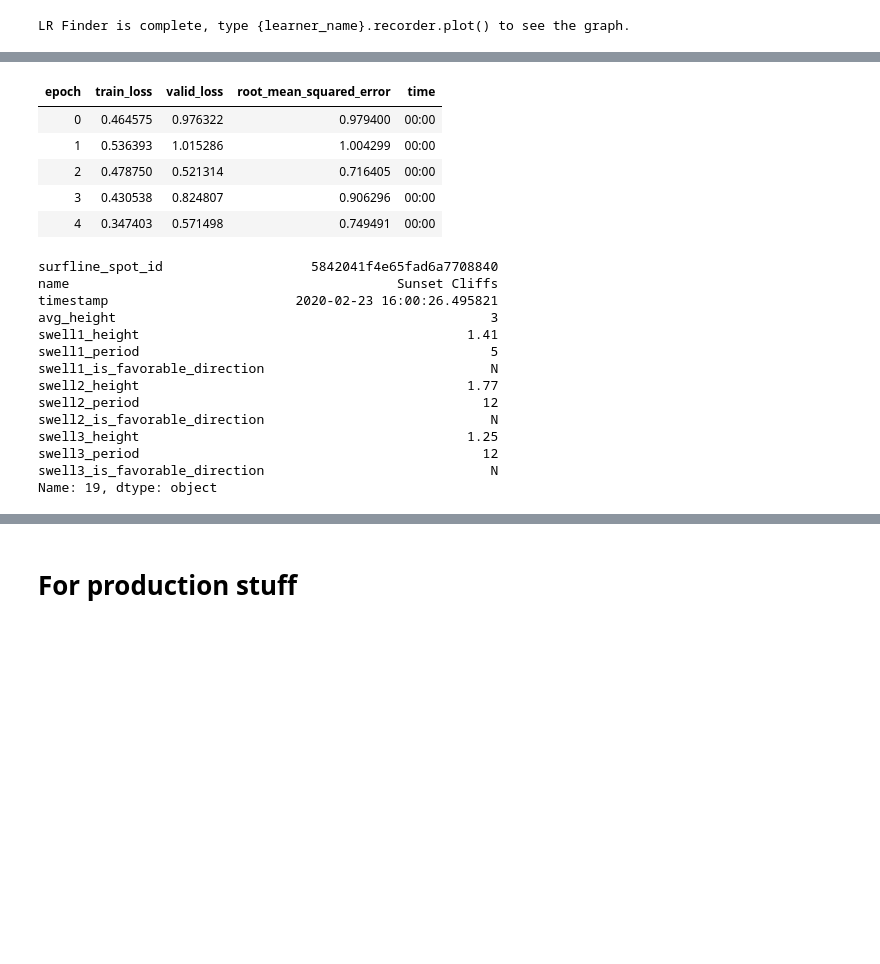
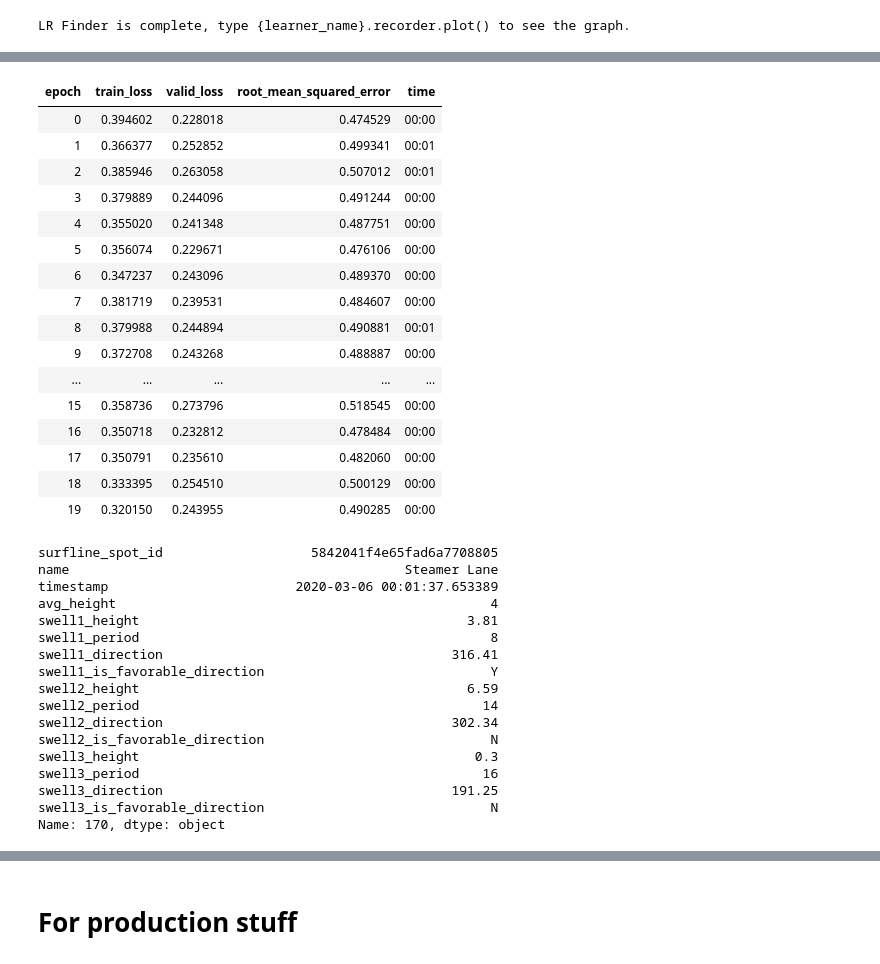
Before and after one commit to mhelmetag/stoke-futures, a Jupyter notebook: ml/stoke_futures.ipynb, the cells around one changed output, grey strips where cells are left out. Saved outputs shown, nothing was run; the diff lists cells and outputs as text; code cells hidden in the pictures; blank space fills up the shorter version.

```diff
--- a/ml/stoke_futures.ipynb
+++ b/ml/stoke_futures.ipynb
@@ -48,13 +50,13 @@ cat_names = ['swell1_is_favorable_direction', 'swell2_is_favorable_direction', '
 cont_names = ['swell1_height', 'swell1_period', 'swell2_height', 'swell2_period', 'swell3_height', 'swell3_period']
 procs = [FillMissing, Categorify, Normalize]
 # %%
-test = TabularList.from_df(rando_df.iloc[40:50].copy(), path='.', cat_names=cat_names, cont_names=cont_names, procs=procs)
+test = TabularList.from_df(rando_df.iloc[140:173].copy(), path='.', cat_names=cat_names, cont_names=cont_names, procs=procs)
 # %%
 data = (TabularList.from_df(rando_df, path='.', cat_names=cat_names, cont_names=cont_names, procs=procs)
-                           .split_by_idx(list(range(40,50)))
+                           .split_by_idx(list(range(140,173)))
                            .label_from_df(cols=dep_var)
                            .add_test(test)
-                           .databunch(bs=5))
+                           .databunch(bs=10))
 # %%
 data.show_batch(rows=5)
 # %% [output]
@@ -67,2 +69,2 @@ data.show_batch(rows=5)
 # %%
-learn = tabular_learner(data, layers=[200,100], y_range=(60.0, 0.0), metrics=rmse)
+learn = tabular_learner(data, layers=[200,100], metrics=rmse)
@@ -78,3 +91,3 @@ learn.recorder.plot()
 # %%
-learn.fit(10, 1e-1)
+learn.fit(30, 1e-2)
 # %% [output]
@@ -107,31 +148,45 @@ learn.recorder.plot()
 # %%
 learn.unfreeze()
 # %%
-learn.fit(5, 1e-2)
+learn.fit(20, 1e-4)
 # %% [output]
 | epoch | train_loss | valid_loss | root_mean_squared_error | time |
-| 0 | 0.464575 | 0.976322 | 0.979400 | 00:00 |
-| 1 | 0.536393 | 1.015286 | 1.004299 | 00:00 |
-| 2 | 0.478750 | 0.521314 | 0.716405 | 00:00 |
-| 3 | 0.430538 | 0.824807 | 0.906296 | 00:00 |
-| 4 | 0.347403 | 0.571498 | 0.749491 | 00:00 |
+| 0 | 0.394602 | 0.228018 | 0.474529 | 00:00 |
+| 1 | 0.366377 | 0.252852 | 0.499341 | 00:01 |
+| 2 | 0.385946 | 0.263058 | 0.507012 | 00:01 |
+| 3 | 0.379889 | 0.244096 | 0.491244 | 00:00 |
+| 4 | 0.355020 | 0.241348 | 0.487751 | 00:00 |
+| 5 | 0.356074 | 0.229671 | 0.476106 | 00:00 |
+| 6 | 0.347237 | 0.243096 | 0.489370 | 00:00 |
+| 7 | 0.381719 | 0.239531 | 0.484607 | 00:00 |
+| 8 | 0.379988 | 0.244894 | 0.490881 | 00:01 |
+| 9 | 0.372708 | 0.243268 | 0.488887 | 00:00 |
+| ... | ... | ... | ... | ... |
+| 15 | 0.358736 | 0.273796 | 0.518545 | 00:00 |
+| 16 | 0.350718 | 0.232812 | 0.478484 | 00:00 |
+| 17 | 0.350791 | 0.235610 | 0.482060 | 00:00 |
+| 18 | 0.333395 | 0.254510 | 0.500129 | 00:00 |
+| 19 | 0.320150 | 0.243955 | 0.490285 | 00:00 |
 # %%
-row = df.iloc[19]; row
+row = df.iloc[170]; row
 # %% [output]
-surfline_spot_id                   5842041f4e65fad6a7708840
-name                                          Sunset Cliffs
-timestamp                        2020-02-23 16:00:26.495821
-avg_height                                                3
-swell1_height                                          1.41
-swell1_period                                             5
-swell1_is_favorable_direction                             N
-swell2_height                                          1.77
-swell2_period                                            12
+surfline_spot_id                   5842041f4e65fad6a7708805
+name                                           Steamer Lane
+timestamp                        2020-03-06 00:01:37.653389
+avg_height                                                4
+swell1_height                                          3.81
+swell1_period                                             8
+swell1_direction                                     316.41
+swell1_is_favorable_direction                             Y
+swell2_height                                          6.59
+swell2_period                                            14
+swell2_direction                                     302.34
 swell2_is_favorable_direction                             N
-swell3_height                                          1.25
-swell3_period                                            12
+swell3_height                                           0.3
+swell3_period                                            16
+swell3_direction                                     191.25
 swell3_is_favorable_direction                             N
-Name: 19, dtype: object
+Name: 170, dtype: object
 # %%
 learn.predict(row)
 # %% [output]
```
Also changed, not shown: parts of 14 cells of this notebook, 4 other files.
